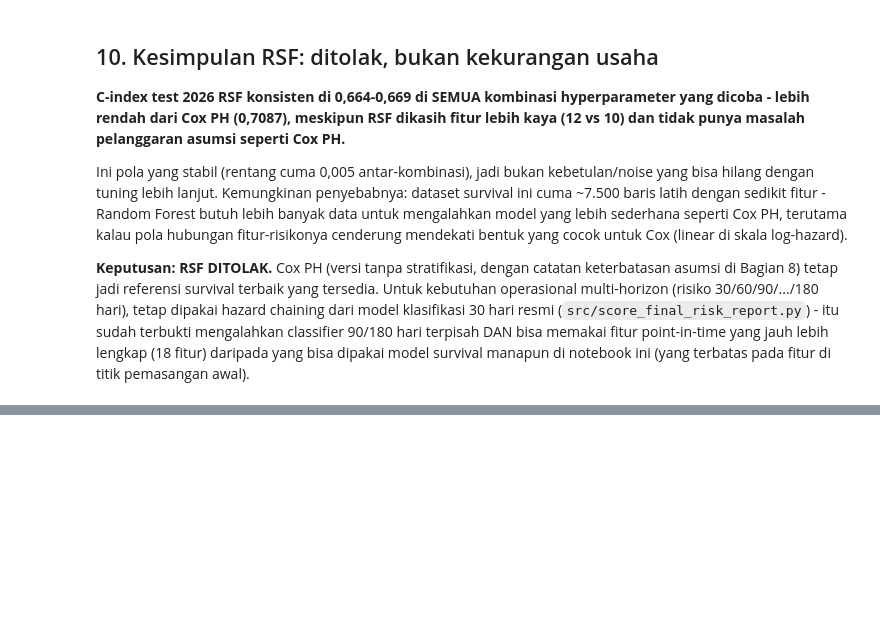
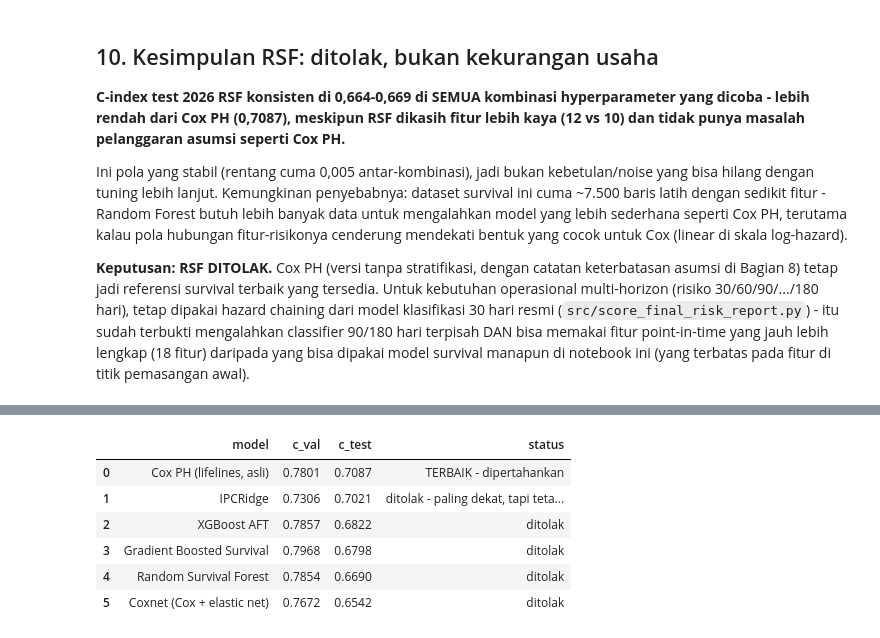
Before and after one commit to bimorajendraa/data-pipeline, a Jupyter notebook: db_om_preparation/notebooks/06_survival_analysis.ipynb, the cells around one changed output, grey strips where cells are left out. Saved outputs shown, nothing was run; the diff lists cells and outputs as text; code cells hidden in the pictures; blank space fills up the shorter version.

```diff
--- a/db_om_preparation/notebooks/06_survival_analysis.ipynb
+++ b/db_om_preparation/notebooks/06_survival_analysis.ipynb
@@ -550,0 +628,20 @@ pada fitur di titik pemasangan awal).
+# %%
+# Hasil (C-index test 2026, konfigurasi terbaik per model dipilih dari
+# C-index VALIDASI - bukan test, supaya tidak mengintip):
+model_comparison = pd.DataFrame([
+    {"model": "Cox PH (lifelines, asli)", "c_val": 0.7801, "c_test": 0.7087, "status": "TERBAIK - dipertahankan"},
+    {"model": "IPCRidge", "c_val": 0.7306, "c_test": 0.7021, "status": "ditolak - paling dekat, tapi tetap kalah"},
+    {"model": "XGBoost AFT", "c_val": 0.7857, "c_test": 0.6822, "status": "ditolak"},
+    {"model": "Gradient Boosted Survival", "c_val": 0.7968, "c_test": 0.6798, "status": "ditolak"},
+    {"model": "Random Survival Forest", "c_val": 0.7854, "c_test": 0.6690, "status": "ditolak"},
+    {"model": "Coxnet (Cox + elastic net)", "c_val": 0.7672, "c_test": 0.6542, "status": "ditolak"},
+])
+display(model_comparison.sort_values("c_test", ascending=False))
+# %% [output]
+|  | model | c_val | c_test | status |
+| 0 | Cox PH (lifelines, asli) | 0.7801 | 0.7087 | TERBAIK - dipertahankan |
+| 1 | IPCRidge | 0.7306 | 0.7021 | ditolak - paling dekat, tapi teta... |
+| 2 | XGBoost AFT | 0.7857 | 0.6822 | ditolak |
+| 3 | Gradient Boosted Survival | 0.7968 | 0.6798 | ditolak |
+| 4 | Random Survival Forest | 0.7854 | 0.6690 | ditolak |
+| 5 | Coxnet (Cox + elastic net) | 0.7672 | 0.6542 | ditolak |
```
Also changed, not shown: parts of 5 cells of this notebook, 1 other file.
